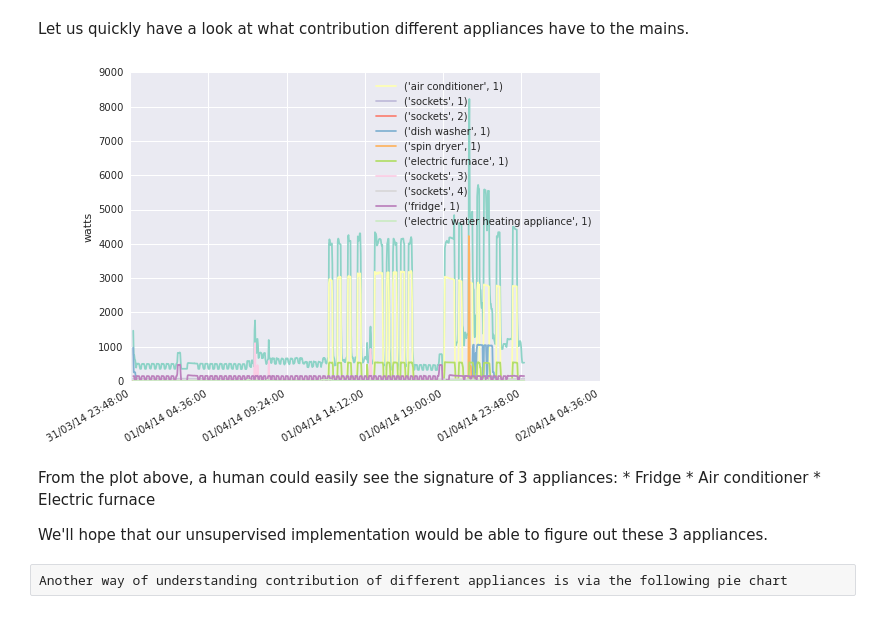
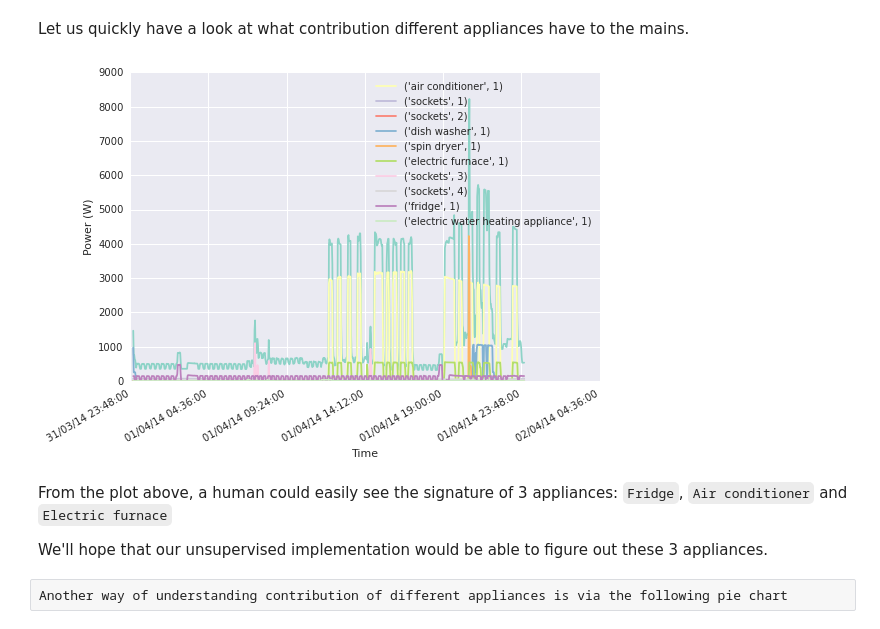
Before and after one commit to nilmtk/nilmtk, a Jupyter notebook: notebooks/hart.ipynb, the cells around one changed output. Saved outputs shown, nothing was run; the diff lists cells and outputs as text; code cells hidden in the pictures.

```diff
--- a/notebooks/hart.ipynb
+++ b/notebooks/hart.ipynb
@@ -83,13 +83,12 @@ Let us quickly have a look at what contribution different appliances have to the
 # %%
 elec.plot()
 plt.tight_layout()
+plt.ylabel("Power (W)")
+plt.xlabel("Time");
 # %% [output]
-[figure, old version]
+[figure, new version]
 # %% [markdown]
-From the plot above, a human could easily see the signature of 3 appliances:
-    * Fridge
-    * Air conditioner
-    * Electric furnace
+From the plot above, a human could easily see the signature of 3 appliances: `Fridge`, `Air conditioner` and `Electric furnace`
 
 We'll hope that our unsupervised implementation would be able to figure out these 3 appliances.
 # %% [raw]
```
Also changed, not shown: parts of 12 cells of this notebook, 1 other file.
